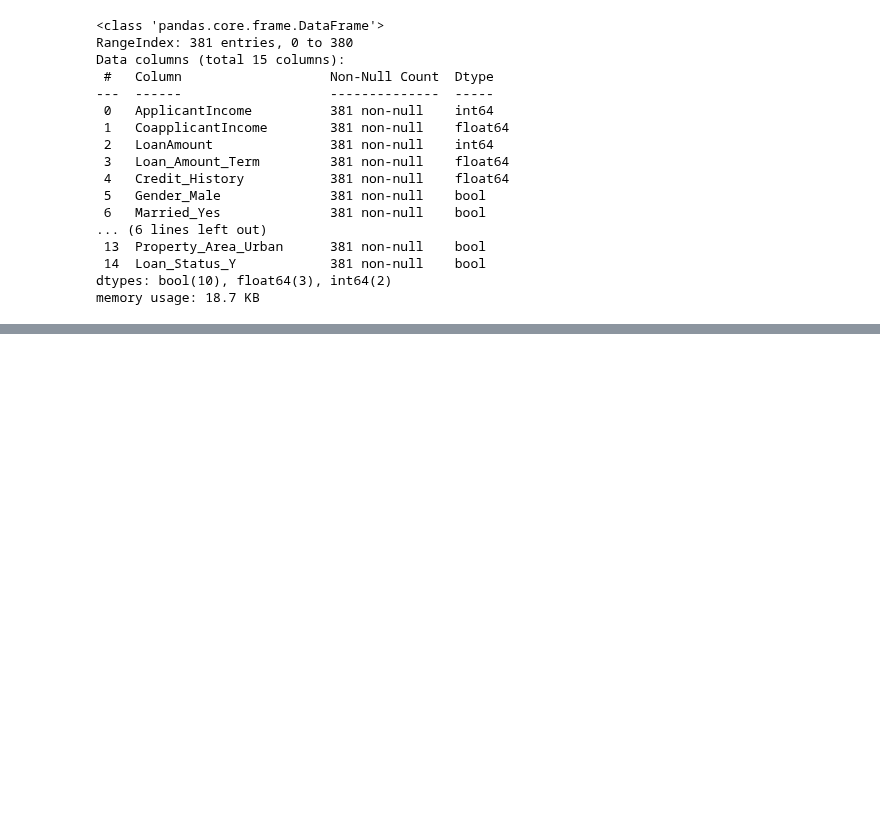
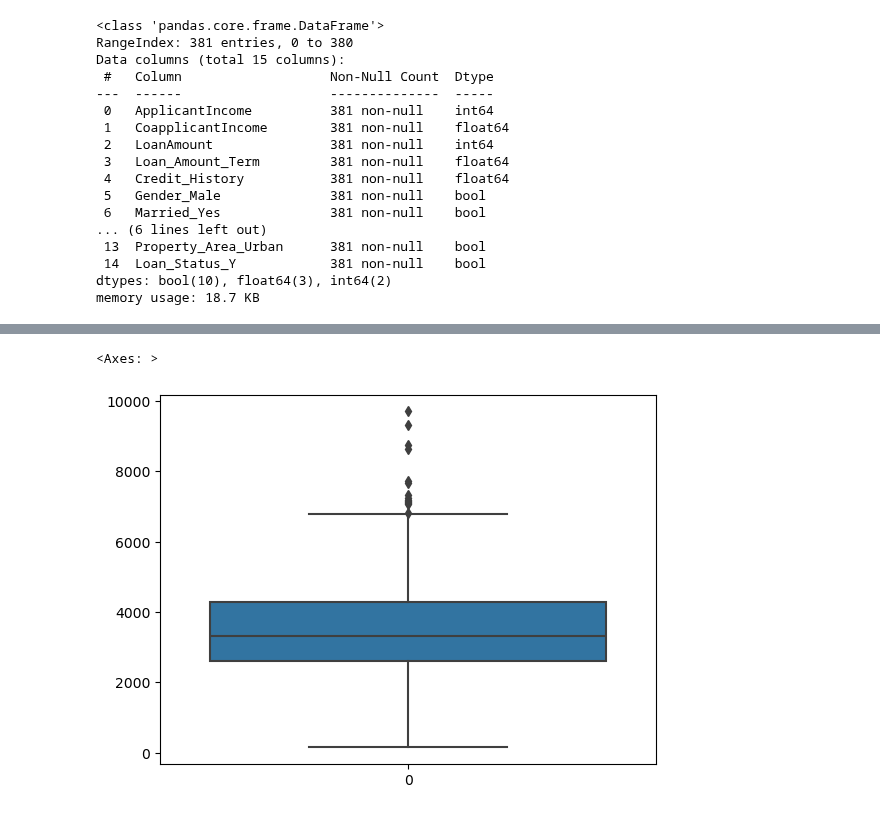
Before and after one commit to Glamorous9754/Practice-in-Jupyter, a Jupyter notebook: Practice Session Loan Data.ipynb, the cells around one changed output, grey strips where cells are left out. Saved outputs shown, nothing was run; the diff lists cells and outputs as text; code cells hidden in the pictures; blank space fills up the shorter version.

```diff
--- a/Practice Session Loan Data.ipynb
+++ b/Practice Session Loan Data.ipynb
@@ -78,0 +108,5 @@ memory usage: 18.7 KB
+# %%
+sns.boxplot(df['ApplicantIncome'])
+# %% [output]
+<Axes: >
+[figure, added]
```
Also changed, not shown: parts of 10 cells of this notebook.
